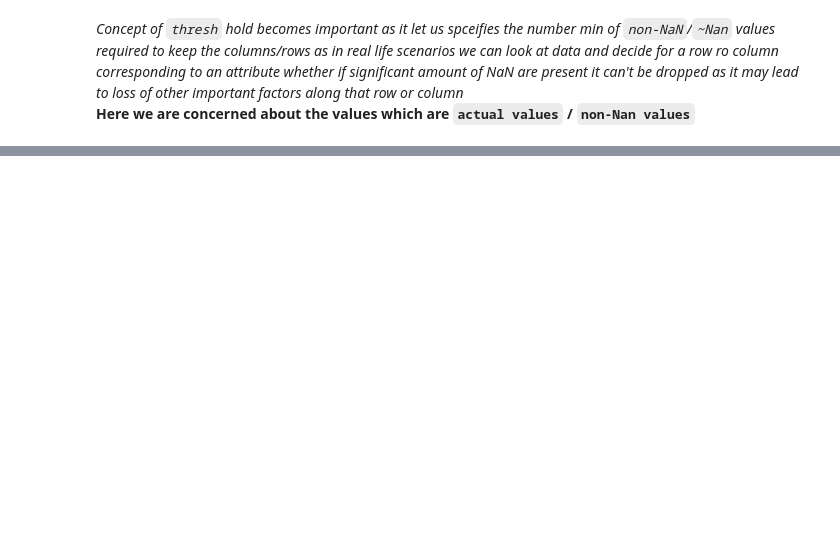
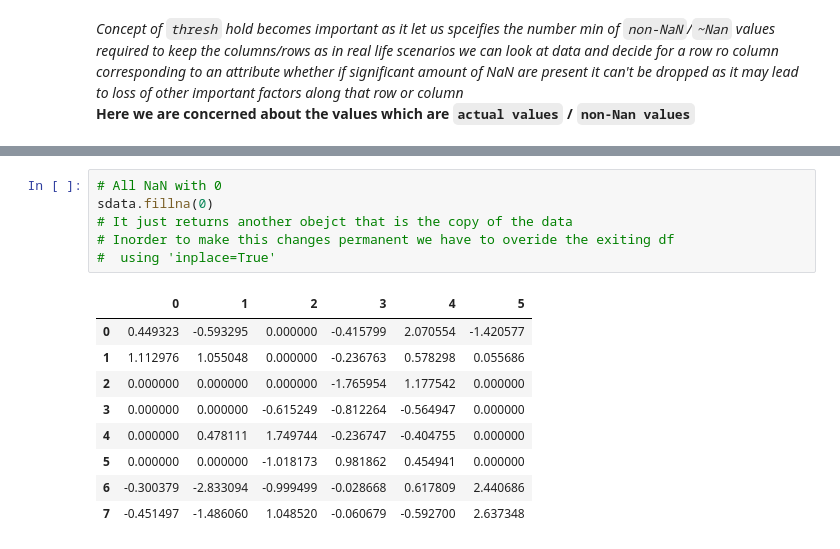
Before and after one commit to SianRods/PythonSourceFiles, a Jupyter notebook: Pandas-Practice/DataPreparation_&_Handling.ipynb, the cells around one changed output, grey strips where cells are left out. Drawn from its saved outputs; the diff is of its cells as text; blank space fills up the shorter version.

```diff
--- a/Pandas-Practice/DataPreparation_&_Handling.ipynb
+++ b/Pandas-Practice/DataPreparation_&_Handling.ipynb
@@ -215,0 +235,16 @@ sdata.dropna(thresh=6,axis=1)
+# %%
+# All NaN with 0
+sdata.fillna(0)
+# It just returns another obejct that is the copy of the data
+# Inorder to make this changes permanent we have to overide the exiting df
+#  using 'inplace=True'
+# %% [output]
+|  | 0 | 1 | 2 | 3 | 4 | 5 |
+| 0 | 0.449323 | -0.593295 | 0.000000 | -0.415799 | 2.070554 | -1.420577 |
+| 1 | 1.112976 | 1.055048 | 0.000000 | -0.236763 | 0.578298 | 0.055686 |
+| 2 | 0.000000 | 0.000000 | 0.000000 | -1.765954 | 1.177542 | 0.000000 |
+| 3 | 0.000000 | 0.000000 | -0.615249 | -0.812264 | -0.564947 | 0.000000 |
+| 4 | 0.000000 | 0.478111 | 1.749744 | -0.236747 | -0.404755 | 0.000000 |
+| 5 | 0.000000 | 0.000000 | -1.018173 | 0.981862 | 0.454941 | 0.000000 |
+| 6 | -0.300379 | -2.833094 | -0.999499 | -0.028668 | 0.617809 | 2.440686 |
+| 7 | -0.451497 | -1.486060 | 1.048520 | -0.060679 | -0.592700 | 2.637348 |
```
Also changed, not shown: parts of 26 cells of this notebook.
